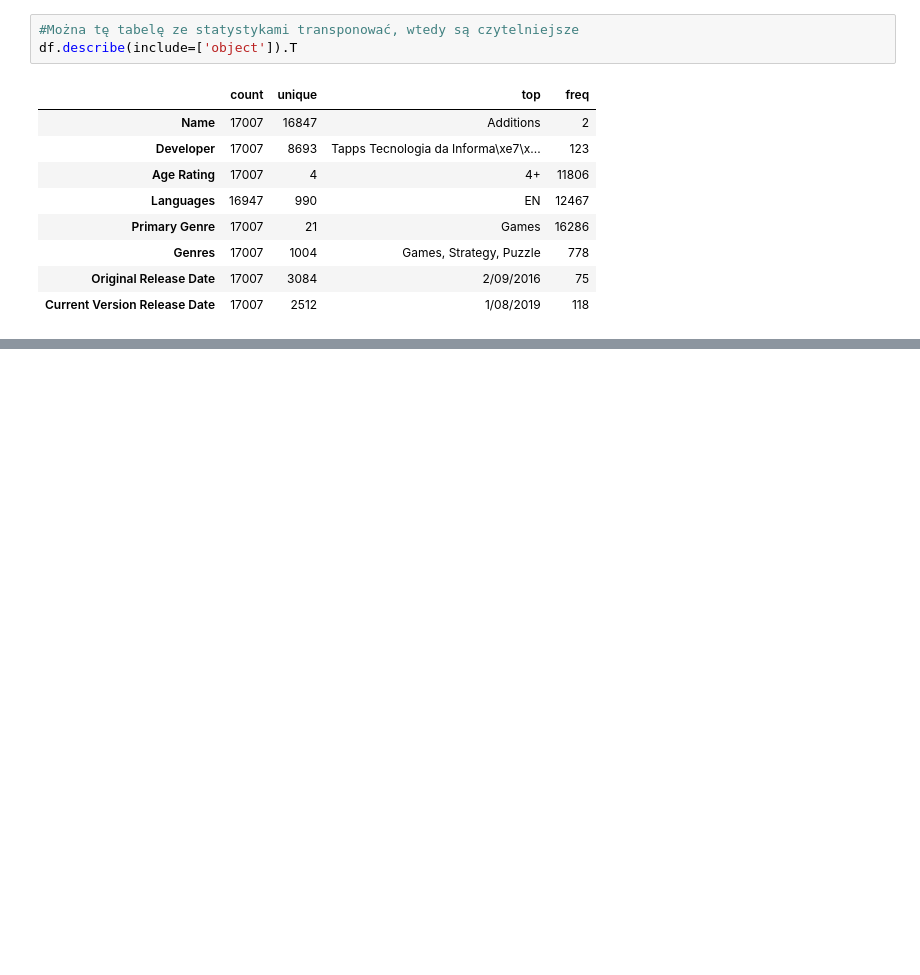
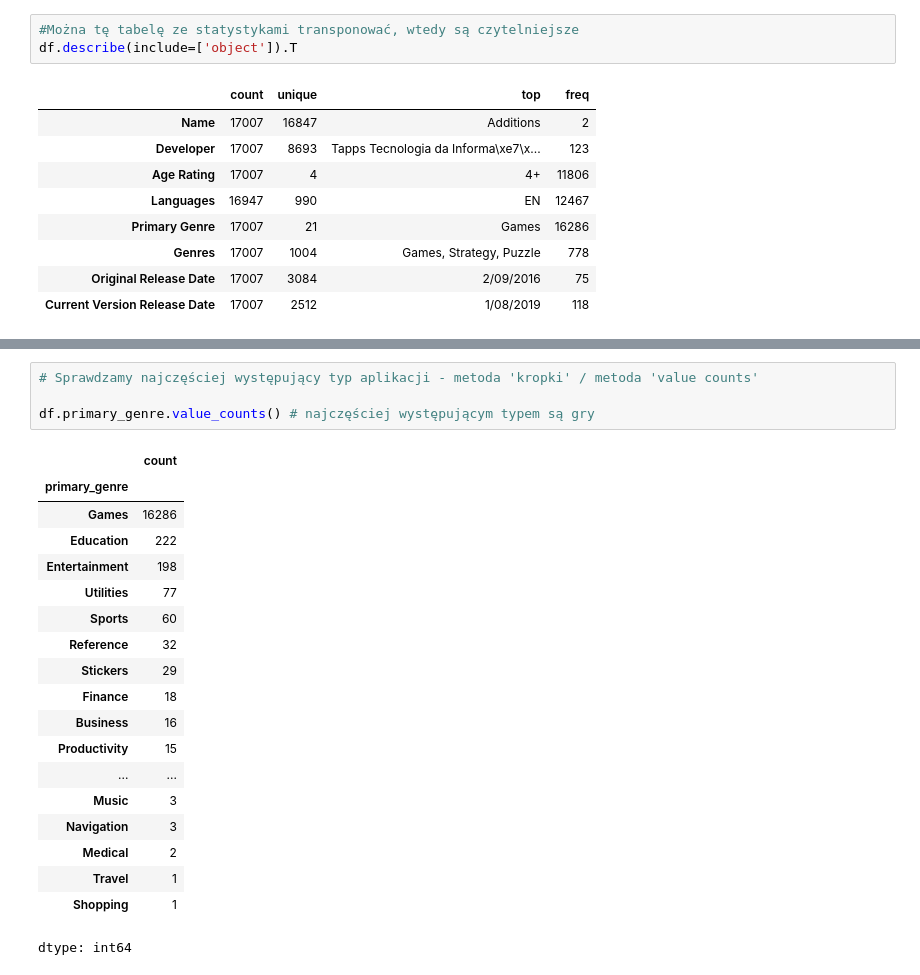
Before and after one commit to piaseckazaneta/data-science-bootcamp, a Jupyter notebook: appstore_data.ipynb, the cells around one changed output, grey strips where cells are left out. Cells and saved outputs as stored; diff of their text form; blank space fills up the shorter version.

```diff
--- a/appstore_data.ipynb
+++ b/appstore_data.ipynb
@@ -132,0 +142,24 @@ df.head().T
+# %%
+# Sprawdzamy najczęściej występujący typ aplikacji - metoda 'kropki' / metoda 'value counts'
+
+df.primary_genre.value_counts() # najczęściej występującym typem są gry
+# %% [output]
+|  | count |
+| primary_genre |  |
+| Games | 16286 |
+| Education | 222 |
+| Entertainment | 198 |
+| Utilities | 77 |
+| Sports | 60 |
+| Reference | 32 |
+| Stickers | 29 |
+| Finance | 18 |
+| Business | 16 |
+| Productivity | 15 |
+| ... | ... |
+| Music | 3 |
+| Navigation | 3 |
+| Medical | 2 |
+| Travel | 1 |
+| Shopping | 1 |
+dtype: int64
```
Also changed, not shown: parts of 20 cells of this notebook.
